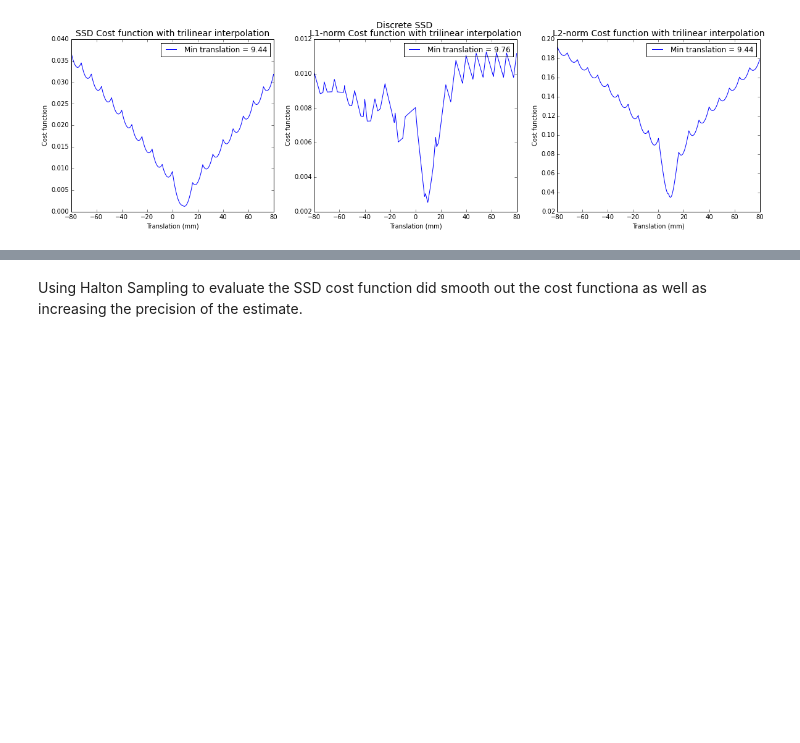
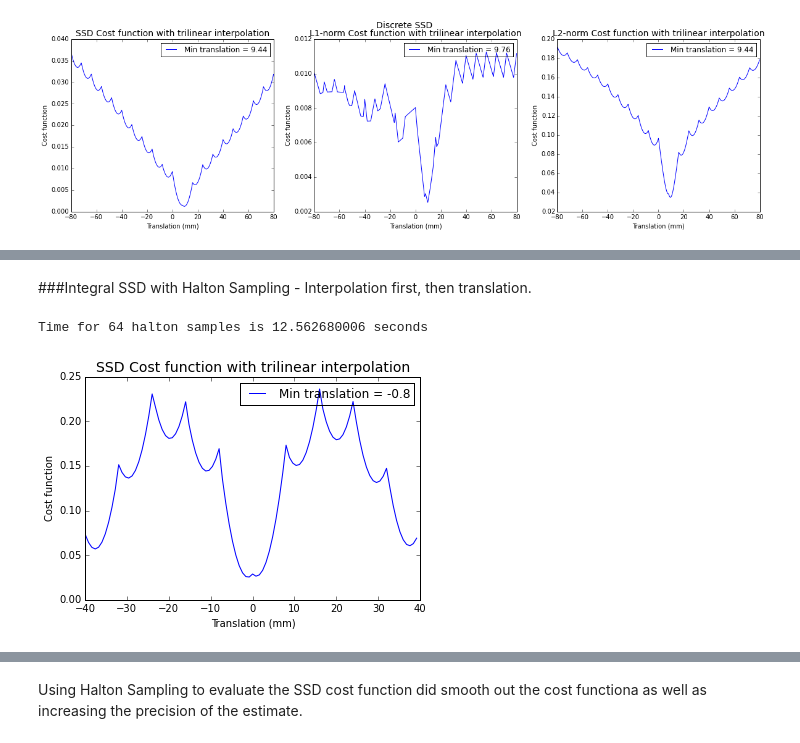
Before and after one commit to zyzdiana/AC297r-Volume-Registration, a Jupyter notebook: Bessel_Rotation_&_Halton_Translation.ipynb, the cells around one changed output, grey strips where cells are left out. Cells and saved outputs as stored; diff of their text form; code cells hidden in the pictures; blank space fills up the shorter version.

```diff
--- a/Bessel_Rotation_&_Halton_Translation.ipynb
+++ b/Bessel_Rotation_&_Halton_Translation.ipynb
@@ -80,10 +159,6 @@ def bessel_rotate(image, theta):
 # %%
 # Trilinear Interpolation
 def trilinear_interp(volume, x, y, z):
-    x = np.asarray(x)
-    y = np.asarray(y)
-    z = np.asarray(z)
-
     # find the closest grid of the target points
     x0 = np.floor(x).astype(int)
     x1 = x0 + 1
@@ -106,6 +181,7 @@ def trilinear_interp(volume, x, y, z):
     zd = z-z0
 
     # set up for the bilinear interpolation
+
     C00 = volume[y0,x0,z0]*(1-xd) + volume[y0,x1,z0]*xd
     C10 = volume[y1,x0,z0]*(1-xd) + volume[y1,x1,z0]*xd
 
@@ -421,0 +618,8 @@ Time for 50000 halton samples is 36.9160602093 seconds
+# %% [markdown]
+###Integral SSD with Halton Sampling - Interpolation first, then translation.
+# %%
+# Integral Cost function with Halton Sampling
+halton_cost_func_t1(64, vol2, vol3, t, 'SSD')
+# %% [output]
+Time for 64 halton samples is 12.562680006 seconds
+[figure, added]
```
Also changed, not shown: parts of 20 cells of this notebook, 3 other files.
